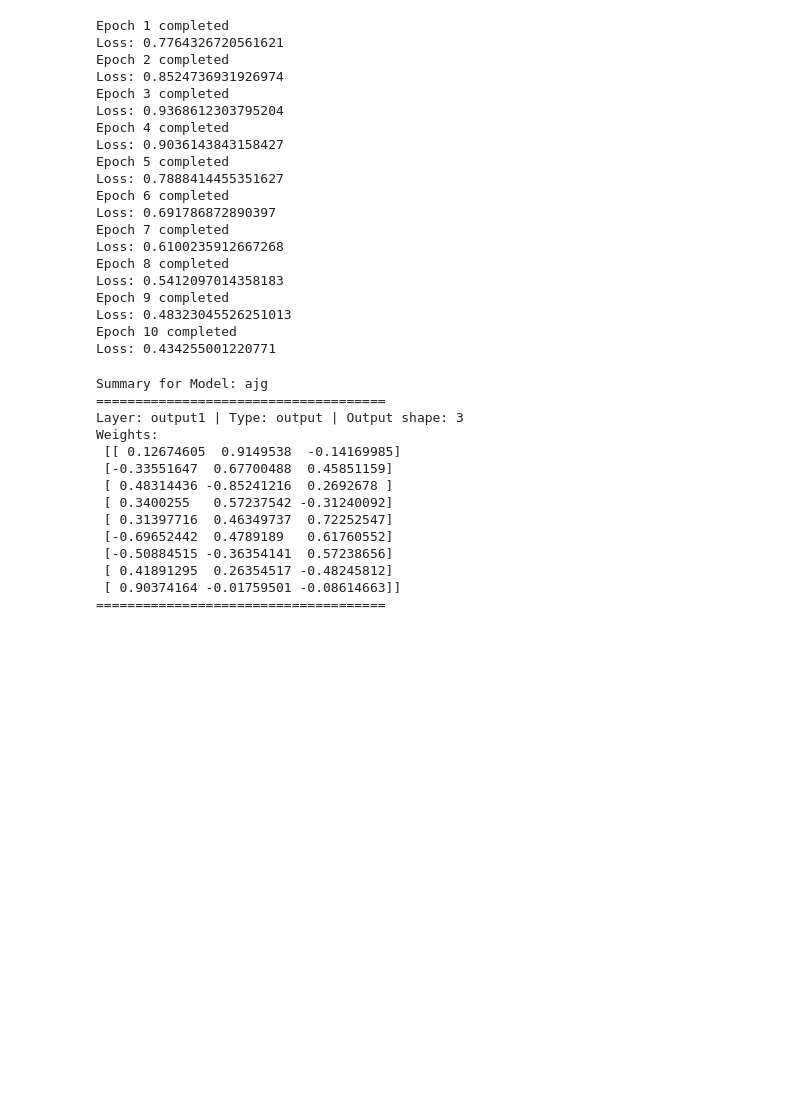
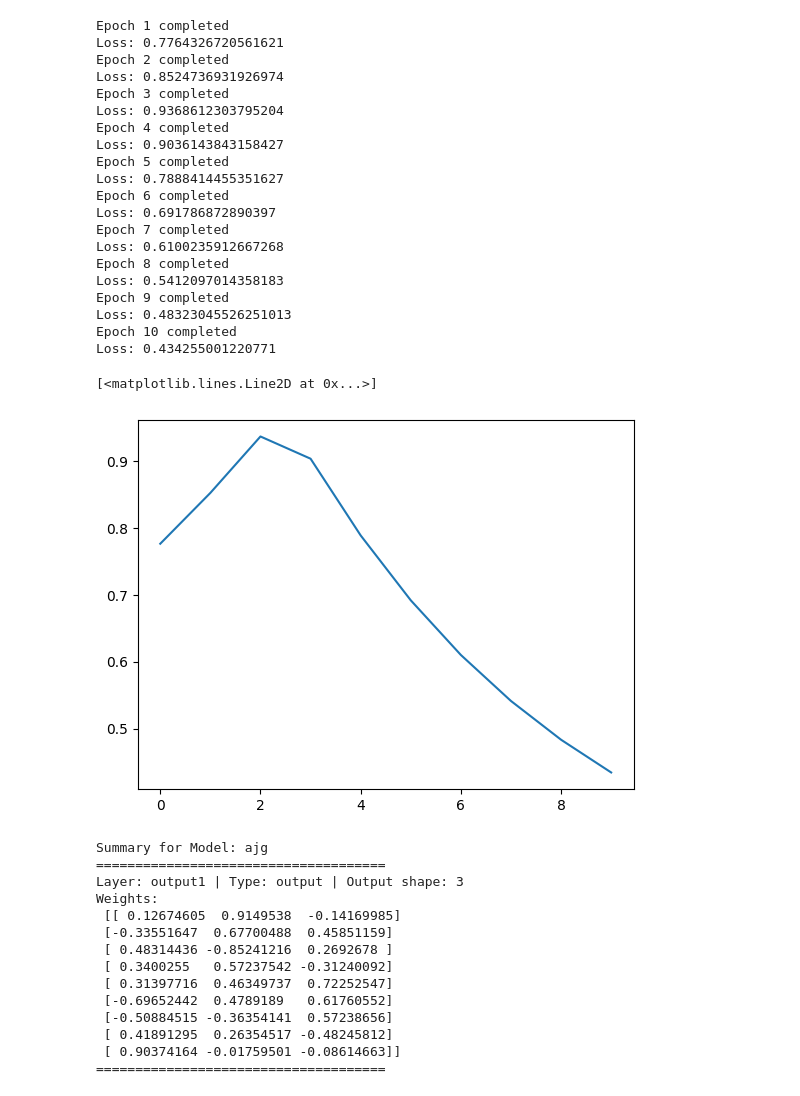
Before and after one commit to jejejery/tubes_ML-Feed-Forward-Neural-Network, a Jupyter notebook: src/main2.ipynb, the cells around one changed output. Saved outputs shown, nothing was run; the diff lists cells and outputs as text; code cells hidden in the pictures; blank space fills up the shorter version.

```diff
--- a/src/main2.ipynb
+++ b/src/main2.ipynb
@@ -274,6 +312,14 @@ Epoch 9 completed
 Loss: 0.48323045526251013
 Epoch 10 completed
 Loss: 0.434255001220771
+# %%
+los = model3.loses
+#plot grafik
+import matplotlib.pyplot as plt
+plt.plot(los)
+# %% [output]
+[<matplotlib.lines.Line2D at 0x...>]
+[figure, added]
 # %%
 model3.summary()
 # %% [output]
```
Also changed, not shown: parts of 21 cells of this notebook, 3 other files.
